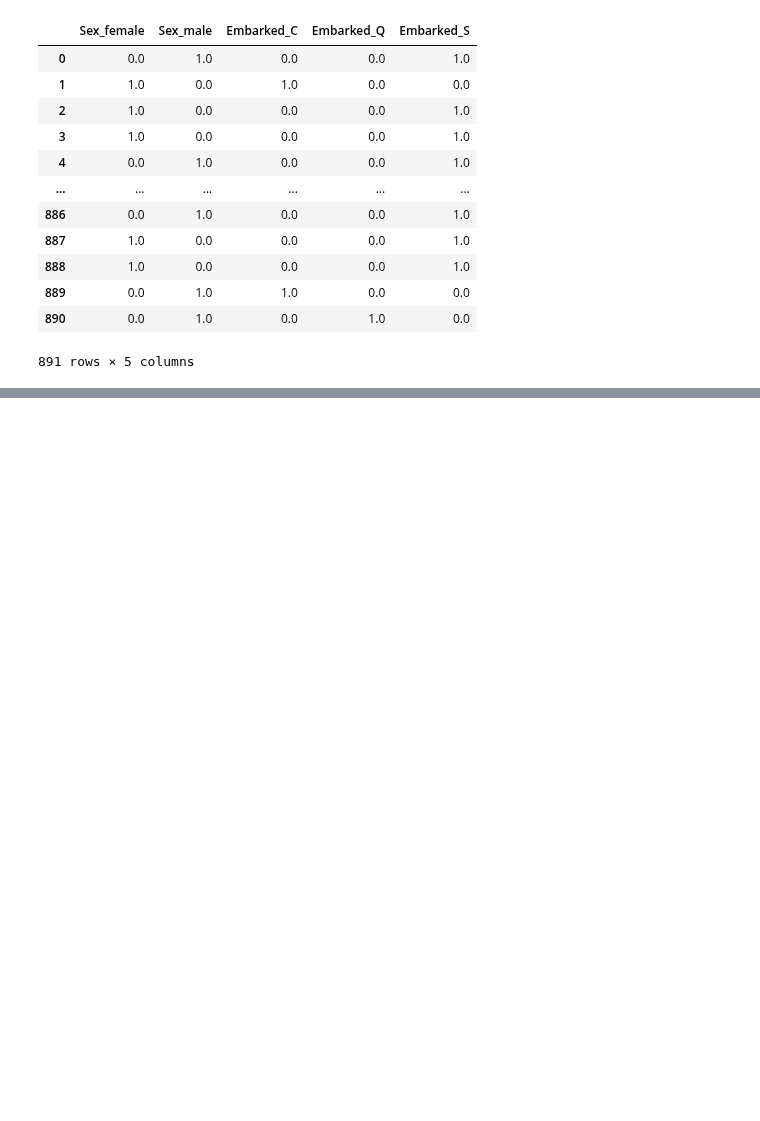
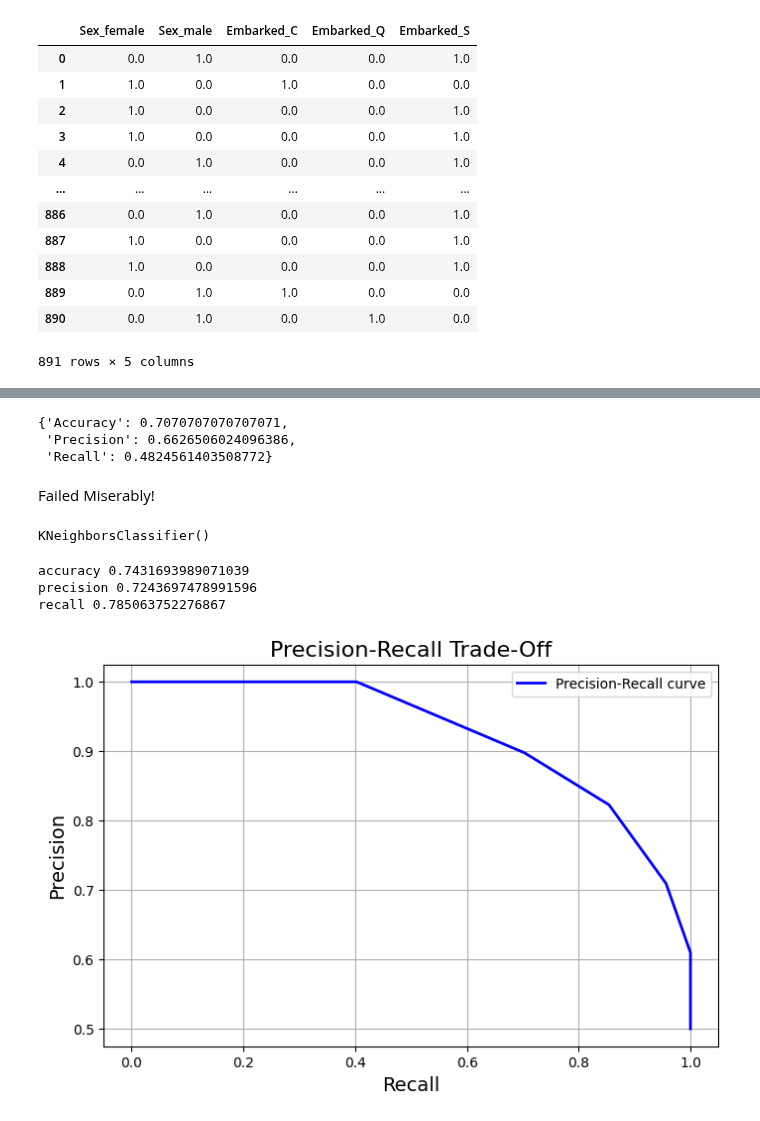
Before and after one commit to ArunNegi112/Machine_Learning, a Jupyter notebook: 3_Classification/4_Titanic.ipynb, the cells around one changed output, grey strips where cells are left out. Cells and saved outputs as stored; diff of their text form; code cells hidden in the pictures; blank space fills up the shorter version.

```diff
--- a/3_Classification/4_Titanic.ipynb
+++ b/3_Classification/4_Titanic.ipynb
@@ -232,0 +265,5 @@ data.corr()
+# %%
+from imblearn.over_sampling import SMOTE
+smote = SMOTE(random_state=42)
+
+X_resampled,y_resampled = smote.fit_resample(X,y)
@@ -232,0 +302,5 @@ data.corr()
+# %%
+from sklearn.linear_model import SGDClassifier
+
+sgd_clf = SGDClassifier()
+sgd_clf.fit(X_resampled,y_resampled)
@@ -232,0 +329,42 @@ data.corr()
+# %%
+get_scores(y,sgd_pred)
+# %% [output]
+{'Accuracy': 0.7070707070707071,
+ 'Precision': 0.6626506024096386,
+ 'Recall': 0.4824561403508772}
+# %% [markdown]
+Failed Miserably!
+# %%
+from sklearn.neighbors import KNeighborsClassifier
+kn_clf = KNeighborsClassifier()
+kn_clf.fit(X_resampled,y_resampled)
+# %% [output]
+KNeighborsClassifier()
+# %%
+kn_pred = cross_val_predict(kn_clf,X_resampled,y_resampled,cv=3)
+# Performance check
+from sklearn.metrics import accuracy_score,precision_score,recall_score
+
+kn_acc,kn_pre,kn_re = accuracy_score(y_resampled,kn_pred),precision_score(y_resampled,kn_pred),recall_score(y_resampled,kn_pred)
+print('accuracy',kn_acc)
+print('precision',kn_pre)
+print('recall',kn_re)
+# %% [output]
+accuracy 0.7431693989071039
+precision 0.7243697478991596
+recall 0.785063752276867
+# %%
+from sklearn.metrics import precision_recall_curve
+y_proba = kn_clf.predict_proba(X_resampled)
+kn_precision,kn_recall,kn_threshold = precision_recall_curve(y_resampled,y_proba[:,1])
+# %%
+plt.figure(figsize=(8, 5))
+plt.plot(kn_recall,kn_precision, color='b', lw=2, label='Precision-Recall curve')
+plt.xlabel("Recall", fontsize=14)
+plt.ylabel("Precision", fontsize=14)
+plt.title("Precision-Recall Trade-Off", fontsize=16)
+plt.legend(loc='best')
+plt.grid(True)
+plt.show()
+# %% [output]
+[figure, added]
```
Also changed, not shown: parts of 35 cells of this notebook.
